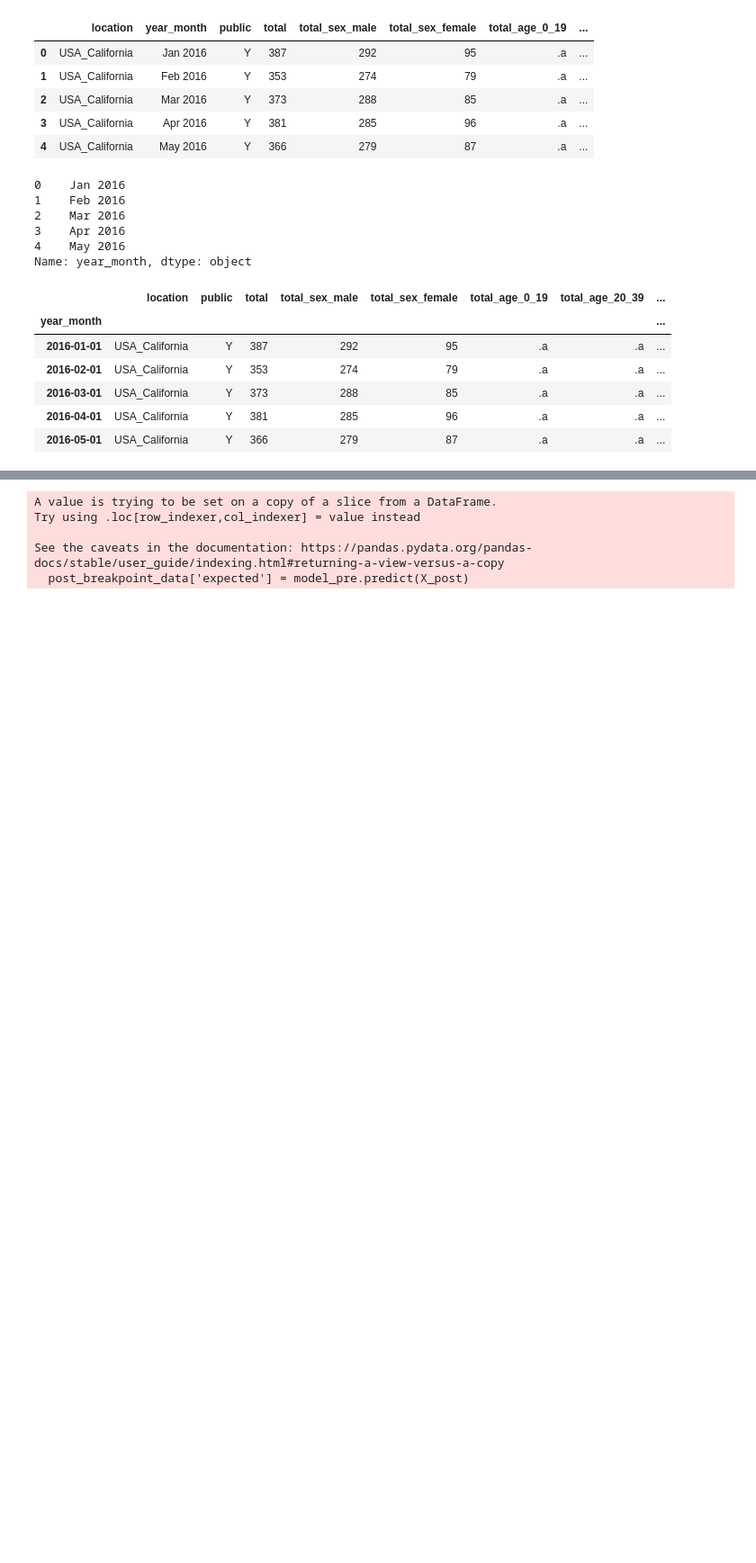
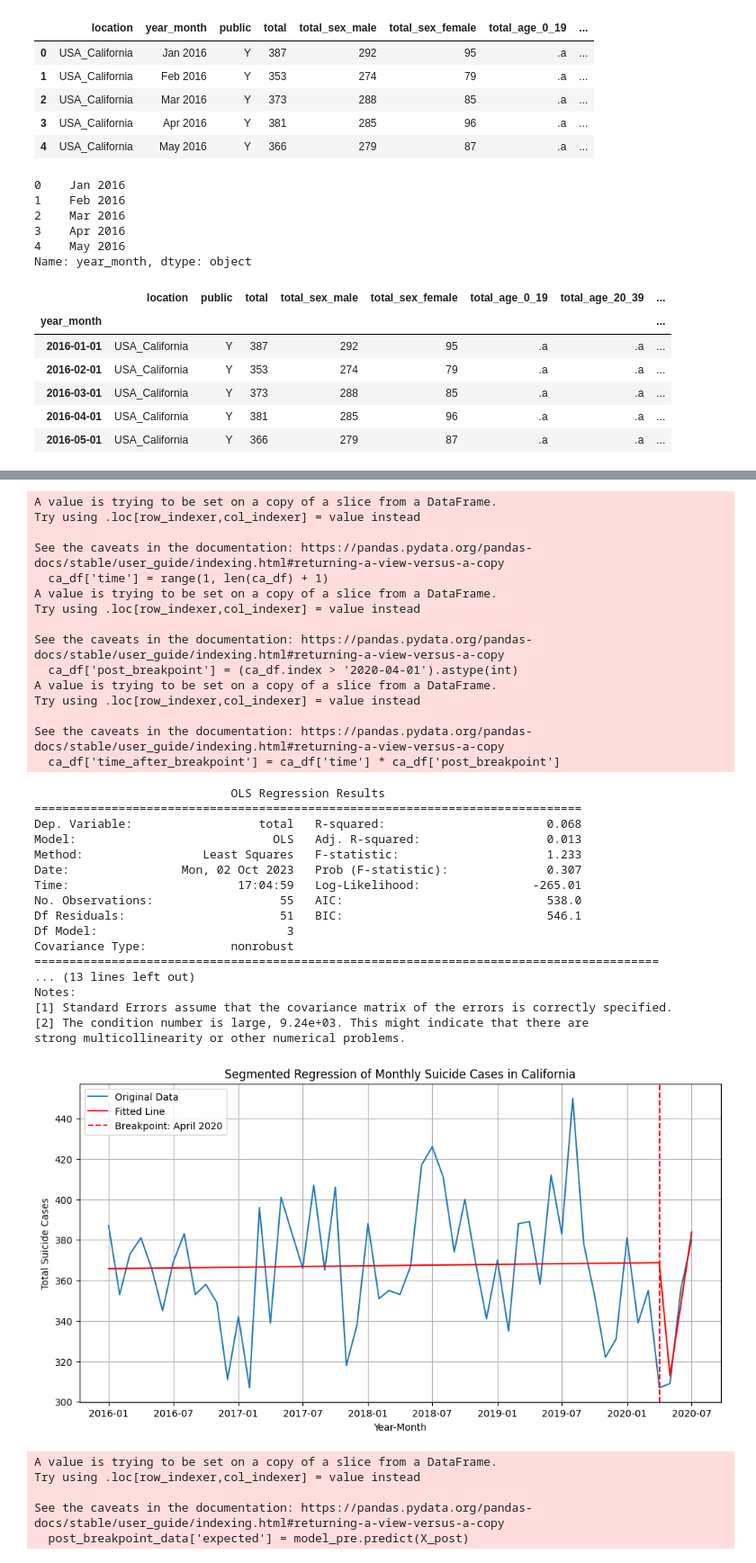
Before and after one commit to worldterminator/mess, a Jupyter notebook: Dan's.ipynb, the cells around one changed output, grey strips where cells are left out. Shown at 90% size. Cells and saved outputs as stored; diff of their text form; code cells hidden in the pictures; blank space fills up the shorter version.

```diff
--- a/Dan's.ipynb
+++ b/Dan's.ipynb
@@ -131,6 +131,83 @@ Notes:
 [2] The condition number is large, 1.24e+03. This might indicate that there are
 strong multicollinearity or other numerical problems.
 [figure]
+# %%
+#try removing data after July 31 2020
+import statsmodels.api as sm
+import matplotlib.pyplot as plt
+import pandas as pd
+
+# Ensure your index is in date format
+ca_df.index = pd.to_datetime(ca_df.index)
+
+# Filter the dataframe to remove data after July 31, 2020
+ca_df = ca_df[ca_df.index <= '2020-07-31']
+
+# Recompute time, post_breakpoint, and time_after_breakpoint if necessary
+# Example: If 'time' is a sequential count of months
+ca_df['time'] = range(1, len(ca_df) + 1)
+ca_df['post_breakpoint'] = (ca_df.index > '2020-04-01').astype(int)
+ca_df['time_after_breakpoint'] = ca_df['time'] * ca_df['post_breakpoint']
+
+# Prepare variables for the regression model
+X = ca_df[['time', 'post_breakpoint', 'time_after_breakpoint']]
+X = sm.add_constant(X)  # Add a constant to the model (i.e., the intercept)
+
+# Define the dependent variable
+y = ca_df['total']
+
+# Fit the regression model
+model = sm.OLS(y, X).fit()
+print(model.summary())
+
+# Predict the values using the model
+ca_df['predicted'] = model.predict(X)
+
+# Plot the data and the fitted line
+plt.figure(figsize=(12, 6))
+plt.plot(ca_df.index, ca_df['total'], label='Original Data')
+plt.plot(ca_df.index, ca_df['predicted'], color='red', label='Fitted Line')
+plt.axvline(pd.Timestamp('2020-04-01'), color='r', linestyle='--', label='Breakpoint: April 2020')
+plt.title('Segmented Regression of Monthly Suicide Cases in California')
+plt.xlabel('Year-Month')
+plt.ylabel('Total Suicide Cases')
+plt.legend()
+plt.grid(True)
+plt.show()
+# %% [output]
+A value is trying to be set on a copy of a slice from a DataFrame.
+Try using .loc[row_indexer,col_indexer] = value instead
+
+See the caveats in the documentation: https://pandas.pydata.org/pandas-docs/stable/user_guide/indexing.html#returning-a-view-versus-a-copy
+  ca_df['time'] = range(1, len(ca_df) + 1)
+A value is trying to be set on a copy of a slice from a DataFrame.
+Try using .loc[row_indexer,col_indexer] = value instead
+
+See the caveats in the documentation: https://pandas.pydata.org/pandas-docs/stable/user_guide/indexing.html#returning-a-view-versus-a-copy
+  ca_df['post_breakpoint'] = (ca_df.index > '2020-04-01').astype(int)
+A value is trying to be set on a copy of a slice from a DataFrame.
+Try using .loc[row_indexer,col_indexer] = value instead
+
+See the caveats in the documentation: https://pandas.pydata.org/pandas-docs/stable/user_guide/indexing.html#returning-a-view-versus-a-copy
+  ca_df['time_after_breakpoint'] = ca_df['time'] * ca_df['post_breakpoint']
+                            OLS Regression Results
+==============================================================================
+Dep. Variable:                  total   R-squared:                       0.068
+Model:                            OLS   Adj. R-squared:                  0.013
+Method:                 Least Squares   F-statistic:                     1.233
+Date:                Mon, 02 Oct 2023   Prob (F-statistic):              0.307
+Time:                        17:04:59   Log-Likelihood:                -265.01
+No. Observations:                  55   AIC:                             538.0
+Df Residuals:                      51   BIC:                             546.1
+Df Model:                           3
+Covariance Type:            nonrobust
+=========================================================================================
+... (13 lines left out)
+Notes:
+[1] Standard Errors assume that the covariance matrix of the errors is correctly specified.
+[2] The condition number is large, 9.24e+03. This might indicate that there are
+strong multicollinearity or other numerical problems.
+[figure, added]
 # %%
 pre_breakpoint_data = ca_df[ca_df['post_breakpoint'] == 0]
 X_pre = pre_breakpoint_data[['time']]
```
Also changed, not shown: parts of 5 cells of this notebook.
